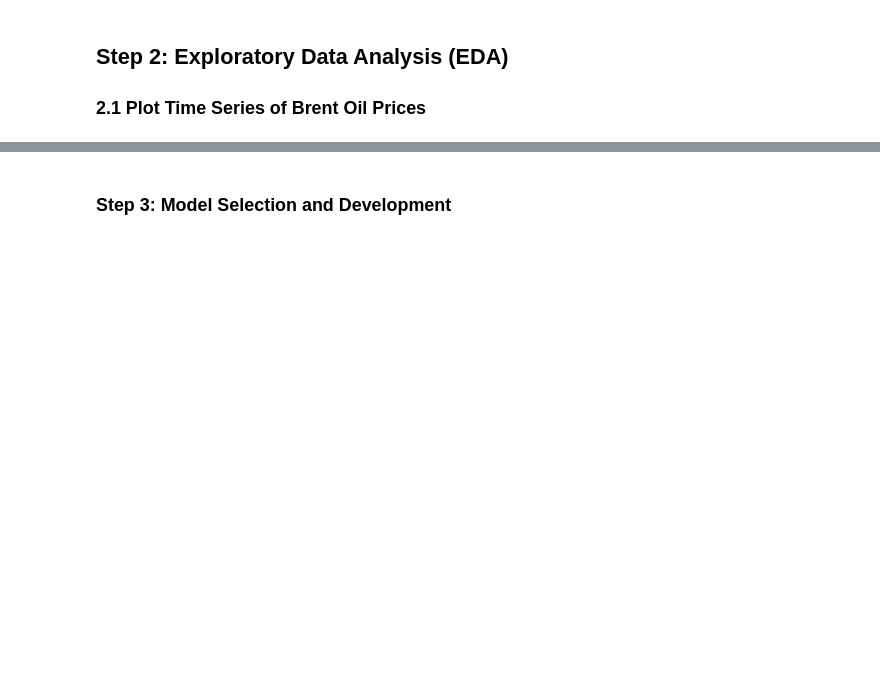
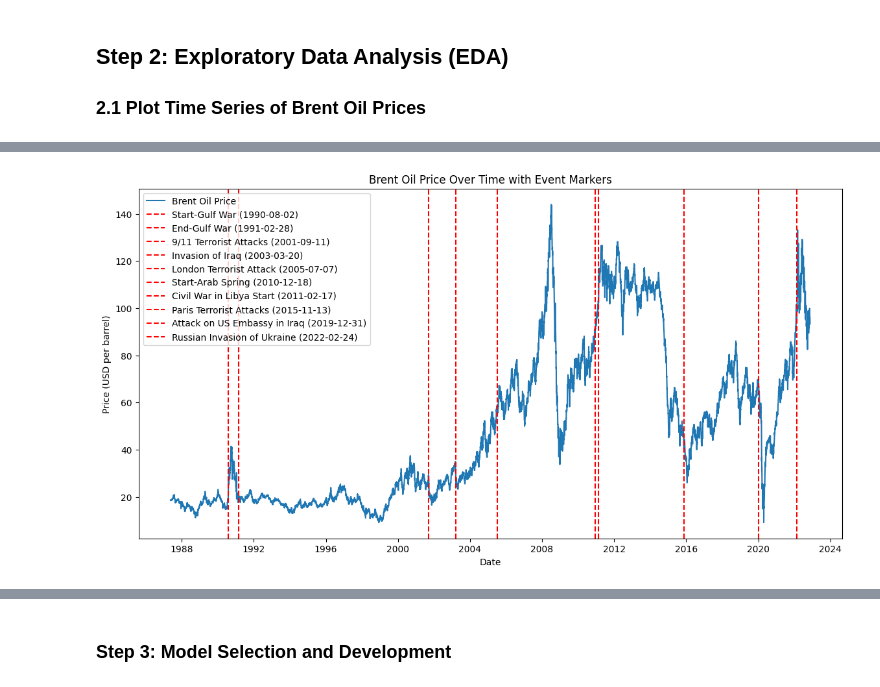
Before and after one commit to ClintonBeyene/BrentOilPrice-EventAnalysis, a Jupyter notebook: notebooks/01-EDA.ipynb, the cells around one changed output, grey strips where cells are left out. Cells and saved outputs as stored; diff of their text form; code cells hidden in the pictures; blank space fills up the shorter version.

```diff
--- a/notebooks/01-EDA.ipynb
+++ b/notebooks/01-EDA.ipynb
@@ -207,0 +113,5 @@ plt.show()
+# %%
+# Marking significant political events
+visualizer.plot_with_events()
+# %% [output]
+[figure, added]
```
Also changed, not shown: parts of 80 cells of this notebook, 2 other files.
